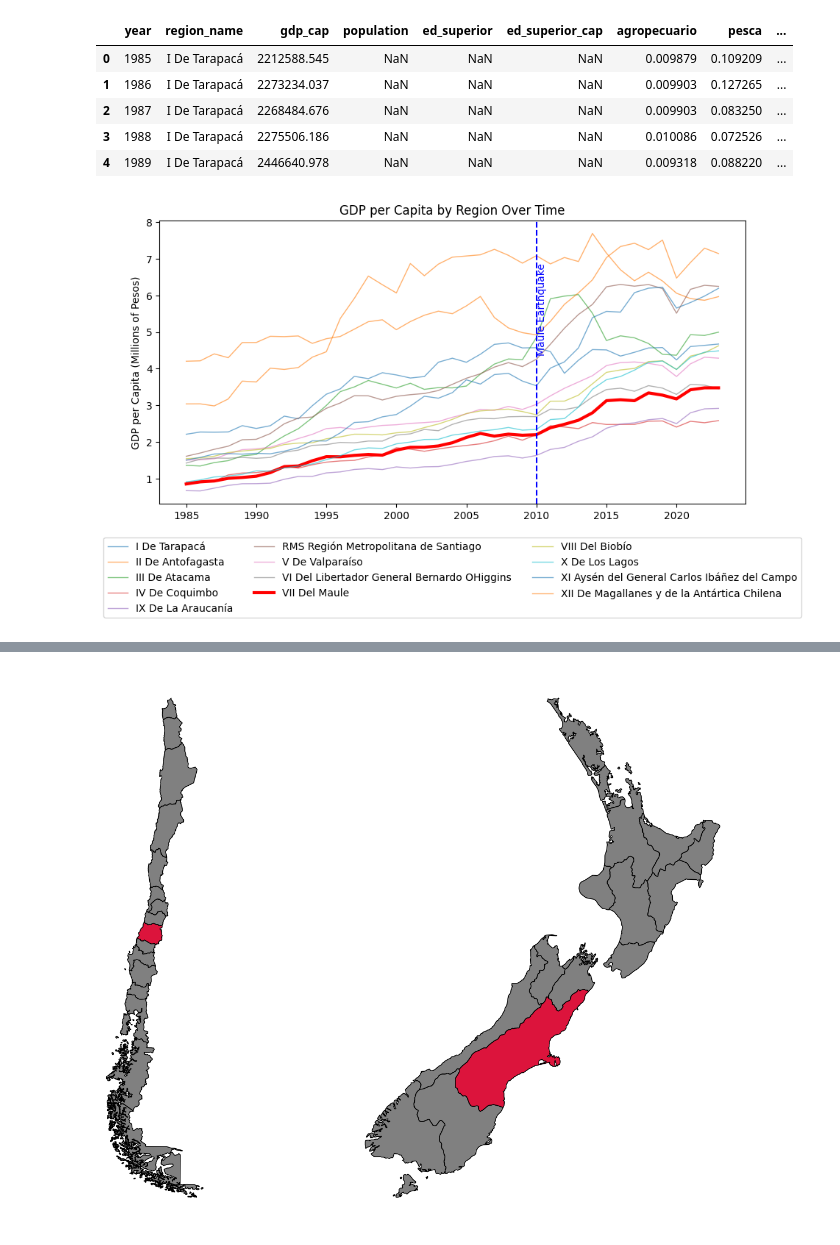
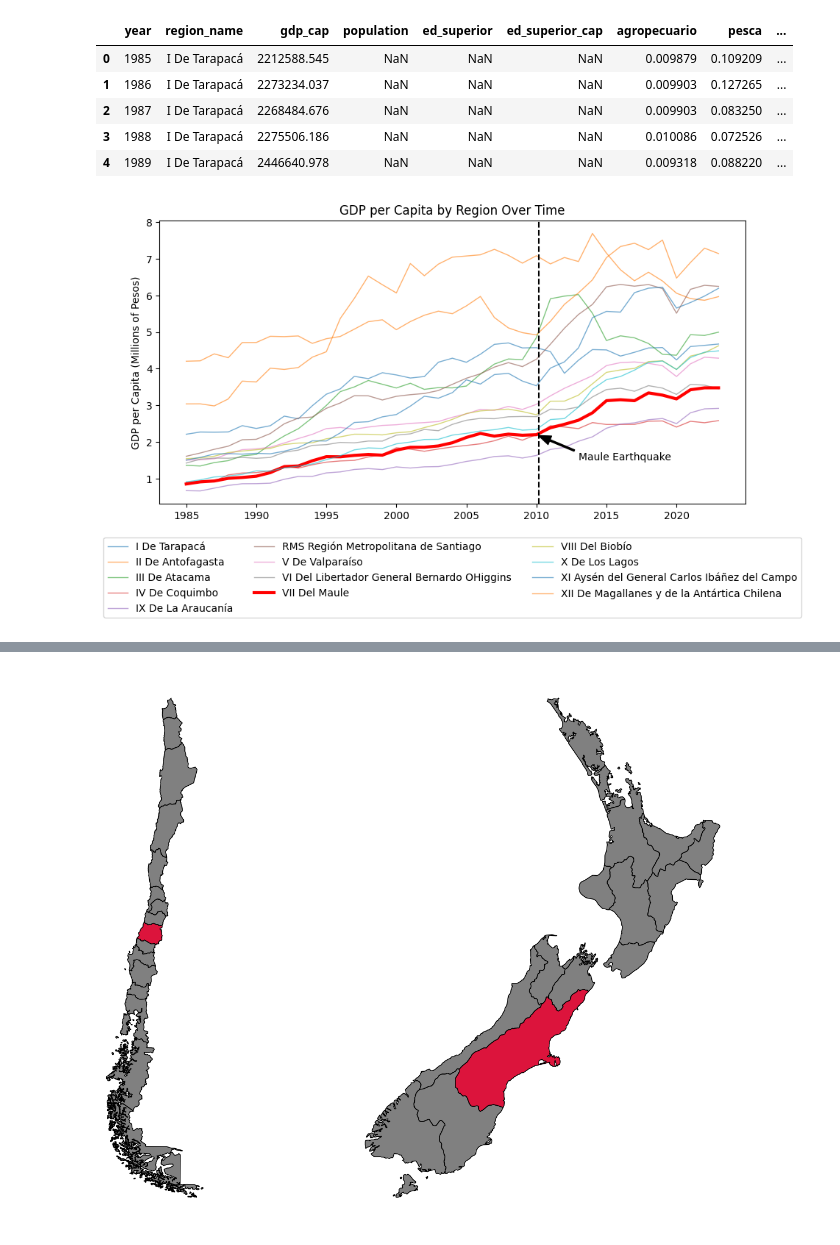
Before and after one commit to diodz/dpl-earthquakes, a Jupyter notebook: notebooks/Additional Figures.ipynb, the cells around one changed output, grey strips where cells are left out. Drawn from its saved outputs; the diff is of its cells as text; code cells hidden in the pictures.

```diff
--- a/notebooks/Additional Figures.ipynb
+++ b/notebooks/Additional Figures.ipynb
@@ -13,24 +15,26 @@ df.head()
 # %%
 #tools.display_dataframe_to_user(name="Extended GDP per Capita Data", dataframe=merged_df)
 import matplotlib.pyplot as plt
 
 gdp_per_capita = df.pivot(index='year', columns='region_name', values='gdp_cap')
 # Plot each region's GDP per capita over time with prominence to VII Del Maule and the requested modifications
 plt.figure(figsize=(10, 6))
 for region in gdp_per_capita.columns:
     if region == 'VII Del Maule':
         plt.plot(gdp_per_capita.index, gdp_per_capita[region]/1000000, label=region, linewidth=3, color='red')
     else:
         plt.plot(gdp_per_capita.index, gdp_per_capita[region]/1000000, label=region, linewidth=1, alpha=0.6)
 
 # Add a vertical line at 2010 with an annotation for the earthquake
-plt.axvline(x=2010, color='blue', linestyle='--')
-plt.text(2010, plt.ylim()[1]*0.7, 'Maule Earthquake', rotation=90, verticalalignment='center', color='blue')
+plt.axvline(x=2010.17, color='black', linestyle='--')
+plt.annotate('Maule Earthquake', xy=(2010, 2.2), xytext=(2013, 1.5),
+             arrowprops=dict(facecolor='black', shrink=0.05, width=1.5, headwidth=9))
+
 
 plt.ylabel('GDP per Capita (Millions of Pesos)')
 plt.title('GDP per Capita by Region Over Time')
 plt.legend(loc='upper center', bbox_to_anchor=(0.5, -0.1), ncol=3)
 plt.tight_layout()
 plt.show()
 # %% [output]
-[figure, old version]
+[figure, new version]
```
Also changed, not shown: parts of 8 cells of this notebook.
